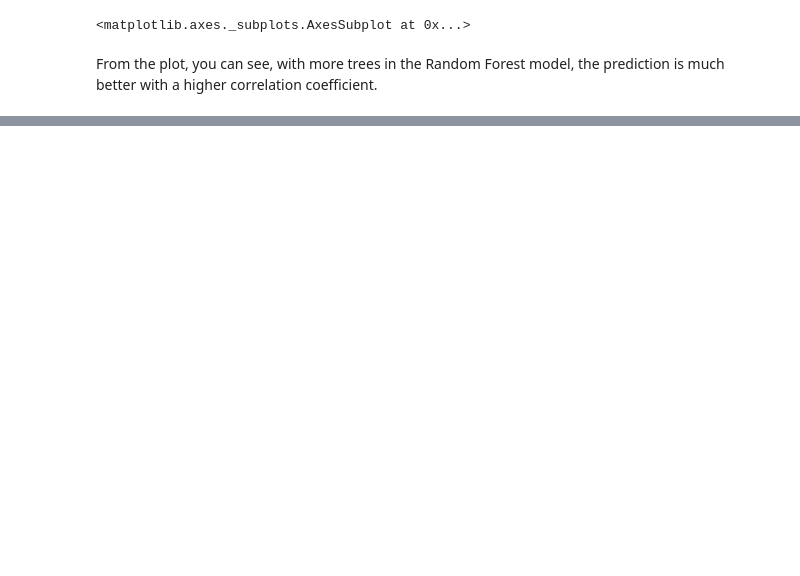
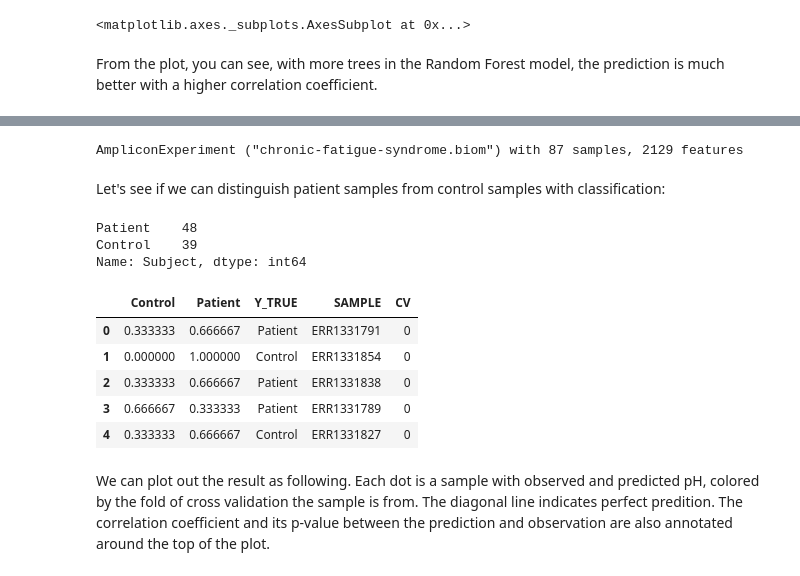
Before and after one commit to biocore/calour, a Jupyter notebook: doc/source/notebooks/microbiome_machine_learning.ipynb, the cells around one changed output, grey strips where cells are left out. Cells and saved outputs as stored; diff of their text form; code cells hidden in the pictures; blank space fills up the shorter version.

Commit message:
add classification example

```diff
--- a/doc/source/notebooks/microbiome_machine_learning.ipynb
+++ b/doc/source/notebooks/microbiome_machine_learning.ipynb
@@ -104,0 +111,4 @@ From the plot, you can see, with more trees in the Random Forest model, the pred
+# %%
+dat=ca.read_amplicon('data/chronic-fatigue-syndrome.biom',
+                     'data/chronic-fatigue-syndrome.sample.txt',
+                     normalize=10000,min_reads=1000)
@@ -104,0 +117,27 @@ From the plot, you can see, with more trees in the Random Forest model, the pred
+# %%
+print(dat)
+# %% [output]
+AmpliconExperiment ("chronic-fatigue-syndrome.biom") with 87 samples, 2129 features
+# %% [markdown]
+Let's see if we can distinguish patient samples from control samples with classification:
+# %%
+dat.sample_metadata['Subject'].value_counts()
+# %% [output]
+Patient    48
+Control    39
+Name: Subject, dtype: int64
+# %%
+it = dat.classify('Subject', RandomForestClassifier(random_state=0), cv=RepeatedStratifiedKFold(5, 3), params=[{'n_estimators':3}, {'n_estimators': 500}])
+# %%
+res1 = next(it)
+# %%
+res1.head()
+# %% [output]
+|  | Control | Patient | Y_TRUE | SAMPLE | CV |
+| 0 | 0.333333 | 0.666667 | Patient | ERR1331791 | 0 |
+| 1 | 0.000000 | 1.000000 | Control | ERR1331854 | 0 |
+| 2 | 0.333333 | 0.666667 | Patient | ERR1331838 | 0 |
+| 3 | 0.666667 | 0.333333 | Patient | ERR1331789 | 0 |
+| 4 | 0.333333 | 0.666667 | Control | ERR1331827 | 0 |
+# %% [markdown]
+We can plot out the result as following. Each dot is a sample with observed and predicted pH, colored by the fold of cross validation the sample is from. The diagonal line indicates perfect predition. The correlation coefficient and its p-value between the prediction and observation are also annotated around the top of the plot.
```
Also changed, not shown: parts of 17 cells of this notebook.
